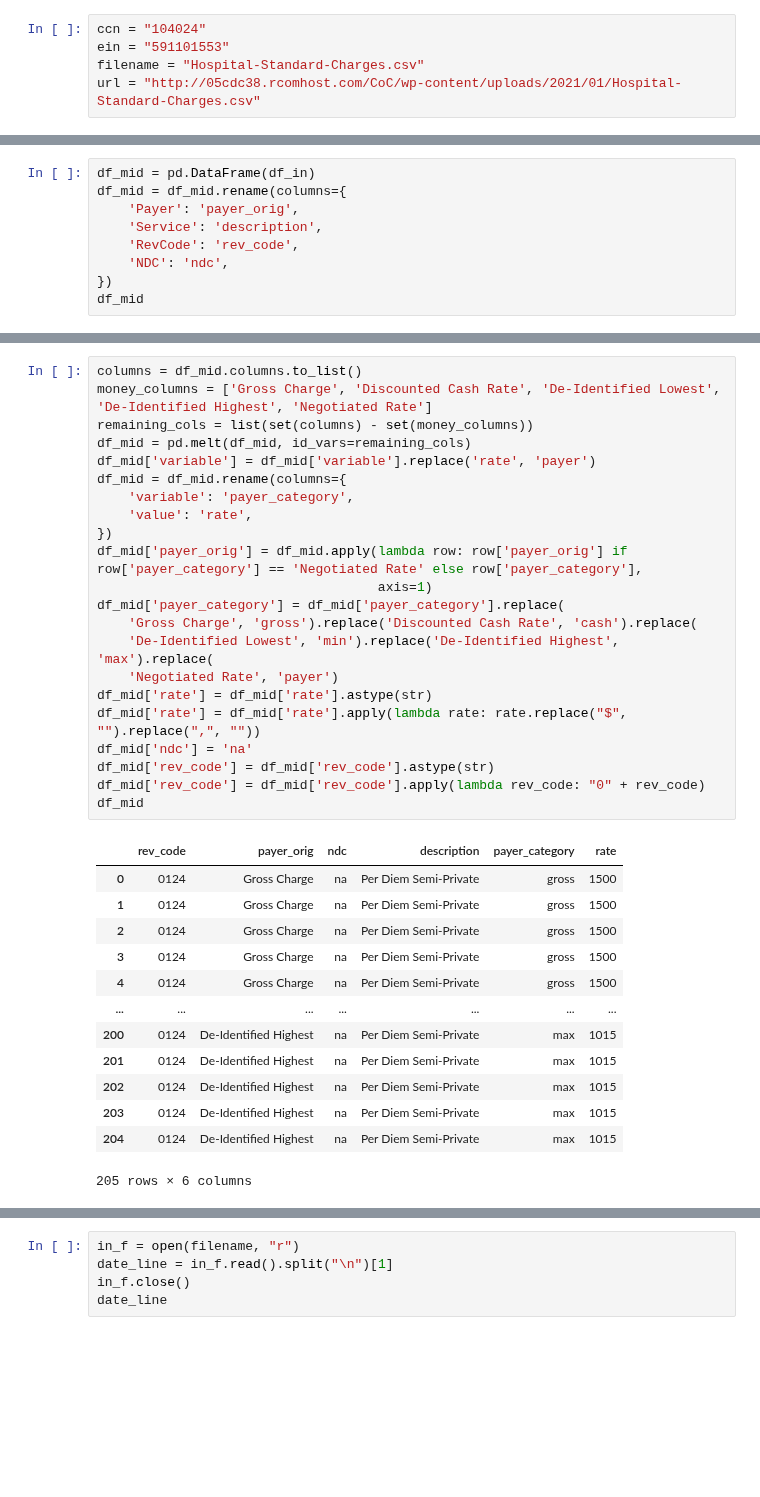
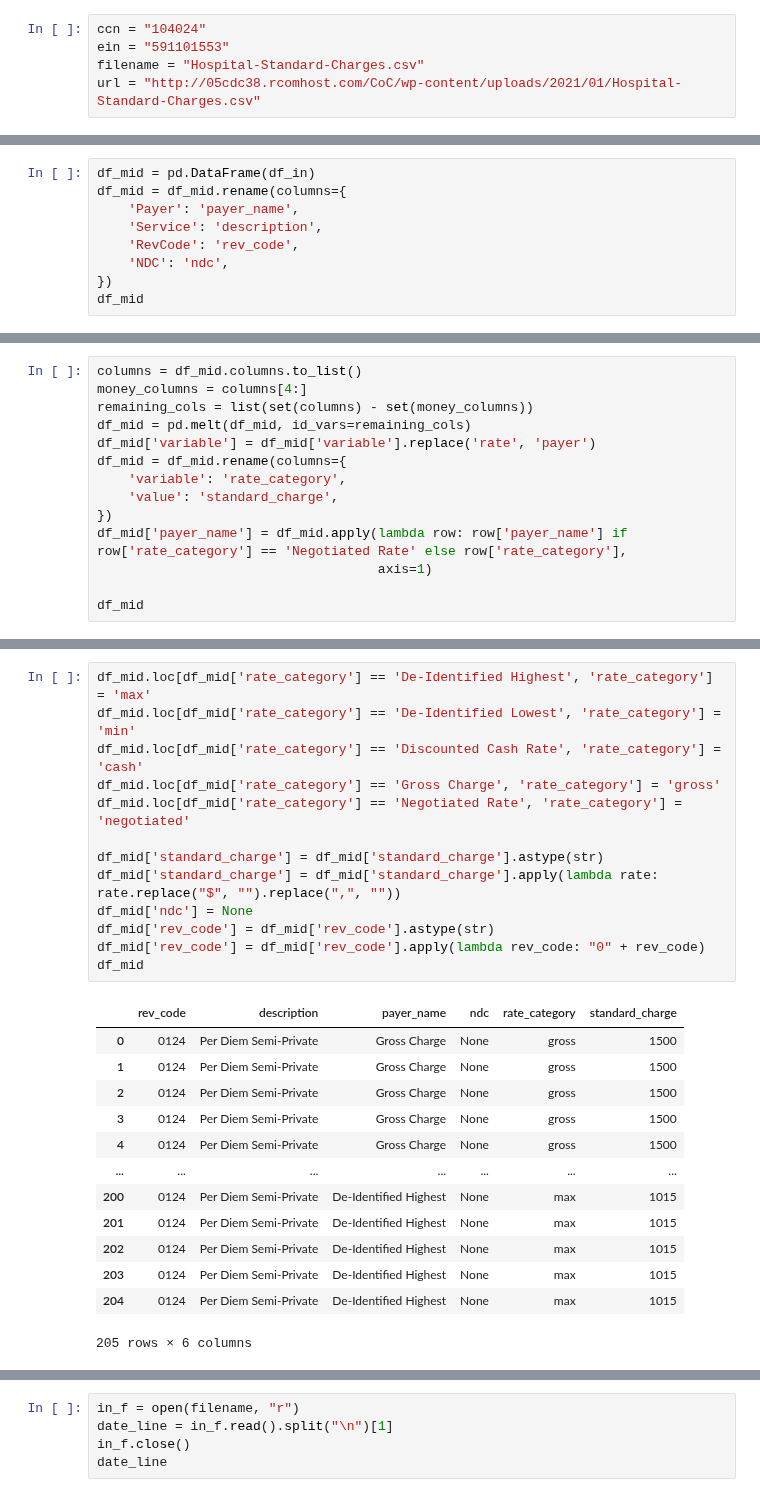
Before and after one commit to rl1987/dolthub-bounty-transparency-in-pricing, a Jupyter notebook: CirclesOfCare.ipynb, the cells around one changed output, grey strips where cells are left out. Drawn from its saved outputs; the diff is of its cells as text; blank space fills up the shorter version.

```diff
--- a/CirclesOfCare.ipynb
+++ b/CirclesOfCare.ipynb
@@ -63,7 +70,7 @@ df_in
 # %%
 df_mid = pd.DataFrame(df_in)
 df_mid = df_mid.rename(columns={
-    'Payer': 'payer_orig',
+    'Payer': 'payer_name',
     'Service': 'description',
     'RevCode': 'rev_code',
     'NDC': 'ndc',
@@ -87,3 +94,17 @@ df_mid
 | 38 | Value Options | Per Diem Semi-Private | 124 | - | $1,500 | $575 | NaN | ... |
 | 39 | Wellcare Commercial | Per Diem Semi-Private | 124 | - | $1,500 | $745 | NaN | ... |
 | 40 | Wellcare Medicare | Per Diem Semi-Private | 124 | - | $1,500 | $675 | NaN | ... |
+# %%
+columns = df_mid.columns.to_list()
+money_columns = columns[4:]
+remaining_cols = list(set(columns) - set(money_columns))
+df_mid = pd.melt(df_mid, id_vars=remaining_cols)
+df_mid['variable'] = df_mid['variable'].replace('rate', 'payer')
+df_mid = df_mid.rename(columns={
+    'variable': 'rate_category',
+    'value': 'standard_charge',
+})
+df_mid['payer_name'] = df_mid.apply(lambda row: row['payer_name'] if row['rate_category'] == 'Negotiated Rate' else row['rate_category'],
+                                    axis=1)
+
+df_mid
@@ -90,37 +133,28 @@ df_mid
 # %%
-columns = df_mid.columns.to_list()
-money_columns = ['Gross Charge', 'Discounted Cash Rate', 'De-Identified Lowest', 'De-Identified Highest', 'Negotiated Rate']
-remaining_cols = list(set(columns) - set(money_columns))
-df_mid = pd.melt(df_mid, id_vars=remaining_cols)
-df_mid['variable'] = df_mid['variable'].replace('rate', 'payer')
-df_mid = df_mid.rename(columns={
-    'variable': 'payer_category',
-    'value': 'rate',
-})
-df_mid['payer_orig'] = df_mid.apply(lambda row: row['payer_orig'] if row['payer_category'] == 'Negotiated Rate' else row['payer_category'],
-                                    axis=1)
-df_mid['payer_category'] = df_mid['payer_category'].replace(
-    'Gross Charge', 'gross').replace('Discounted Cash Rate', 'cash').replace(
-    'De-Identified Lowest', 'min').replace('De-Identified Highest', 'max').replace(
-    'Negotiated Rate', 'payer')
-df_mid['rate'] = df_mid['rate'].astype(str)
-df_mid['rate'] = df_mid['rate'].apply(lambda rate: rate.replace("$", "").replace(",", ""))
-df_mid['ndc'] = 'na'
+df_mid.loc[df_mid['rate_category'] == 'De-Identified Highest', 'rate_category'] = 'max'
+df_mid.loc[df_mid['rate_category'] == 'De-Identified Lowest', 'rate_category'] = 'min'
+df_mid.loc[df_mid['rate_category'] == 'Discounted Cash Rate', 'rate_category'] = 'cash'
+df_mid.loc[df_mid['rate_category'] == 'Gross Charge', 'rate_category'] = 'gross'
+df_mid.loc[df_mid['rate_category'] == 'Negotiated Rate', 'rate_category'] = 'negotiated'
+
+df_mid['standard_charge'] = df_mid['standard_charge'].astype(str)
+df_mid['standard_charge'] = df_mid['standard_charge'].apply(lambda rate: rate.replace("$", "").replace(",", ""))
+df_mid['ndc'] = None
 df_mid['rev_code'] = df_mid['rev_code'].astype(str)
 df_mid['rev_code'] = df_mid['rev_code'].apply(lambda rev_code: "0" + rev_code)
 df_mid
 # %% [output]
-|  | rev_code | payer_orig | ndc | description | payer_category | rate |
-| 0 | 0124 | Gross Charge | na | Per Diem Semi-Private | gross | 1500 |
-| 1 | 0124 | Gross Charge | na | Per Diem Semi-Private | gross | 1500 |
-| 2 | 0124 | Gross Charge | na | Per Diem Semi-Private | gross | 1500 |
-| 3 | 0124 | Gross Charge | na | Per Diem Semi-Private | gross | 1500 |
-| 4 | 0124 | Gross Charge | na | Per Diem Semi-Private | gross | 1500 |
+|  | rev_code | description | payer_name | ndc | rate_category | standard_charge |
+| 0 | 0124 | Per Diem Semi-Private | Gross Charge | None | gross | 1500 |
+| 1 | 0124 | Per Diem Semi-Private | Gross Charge | None | gross | 1500 |
+| 2 | 0124 | Per Diem Semi-Private | Gross Charge | None | gross | 1500 |
+| 3 | 0124 | Per Diem Semi-Private | Gross Charge | None | gross | 1500 |
+| 4 | 0124 | Per Diem Semi-Private | Gross Charge | None | gross | 1500 |
 | ... | ... | ... | ... | ... | ... | ... |
-| 200 | 0124 | De-Identified Highest | na | Per Diem Semi-Private | max | 1015 |
-| 201 | 0124 | De-Identified Highest | na | Per Diem Semi-Private | max | 1015 |
-| 202 | 0124 | De-Identified Highest | na | Per Diem Semi-Private | max | 1015 |
-| 203 | 0124 | De-Identified Highest | na | Per Diem Semi-Private | max | 1015 |
-| 204 | 0124 | De-Identified Highest | na | Per Diem Semi-Private | max | 1015 |
+| 200 | 0124 | Per Diem Semi-Private | De-Identified Highest | None | max | 1015 |
+| 201 | 0124 | Per Diem Semi-Private | De-Identified Highest | None | max | 1015 |
+| 202 | 0124 | Per Diem Semi-Private | De-Identified Highest | None | max | 1015 |
+| 203 | 0124 | Per Diem Semi-Private | De-Identified Highest | None | max | 1015 |
+| 204 | 0124 | Per Diem Semi-Private | De-Identified Highest | None | max | 1015 |
 205 rows × 6 columns
 # %%
```
Also changed, not shown: parts of 10 cells of this notebook.
